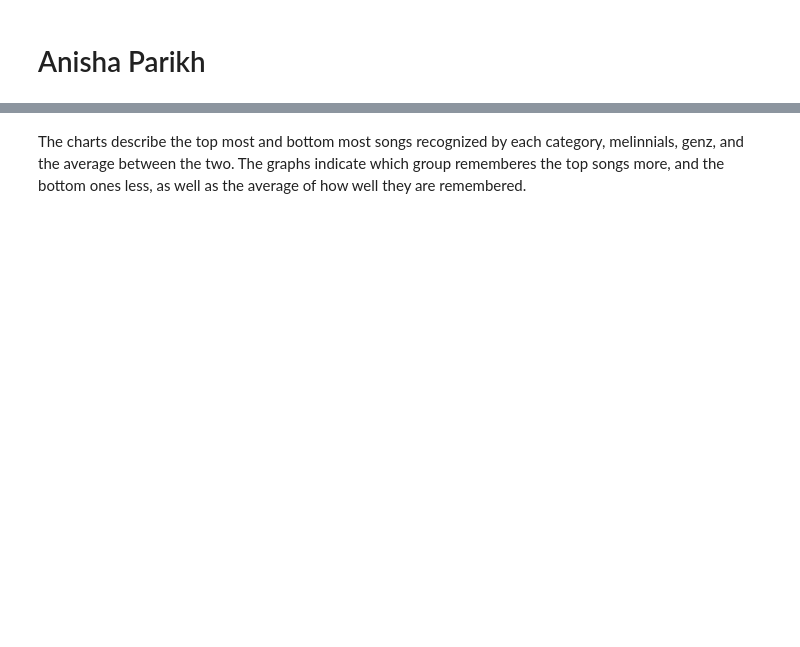
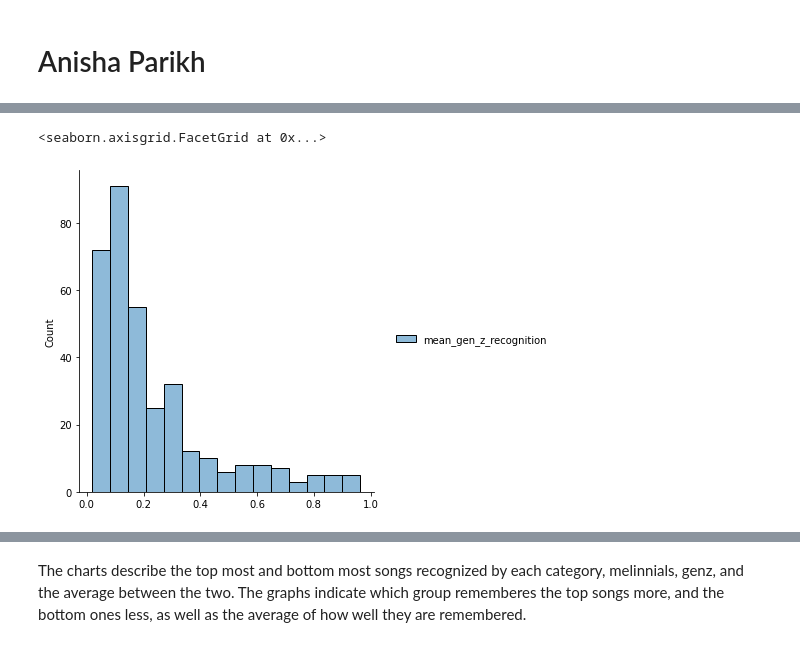
Before and after one commit to data301-2021-winter1/project-group41-project, a Jupyter notebook: notebooks/analysis2.ipynb, the cells around one changed output, grey strips where cells are left out. Cells and saved outputs as stored; diff of their text form; code cells hidden in the pictures; blank space fills up the shorter version.

```diff
--- a/notebooks/analysis2.ipynb
+++ b/notebooks/analysis2.ipynb
@@ -90,0 +97,5 @@ Analysis
+# %%
+sns.displot(data = GenZ, bins = 15)
+# %% [output]
+<seaborn.axisgrid.FacetGrid at 0x...>
+[figure, added]
```
Also changed, not shown: parts of 26 cells of this notebook, 3 other files.
